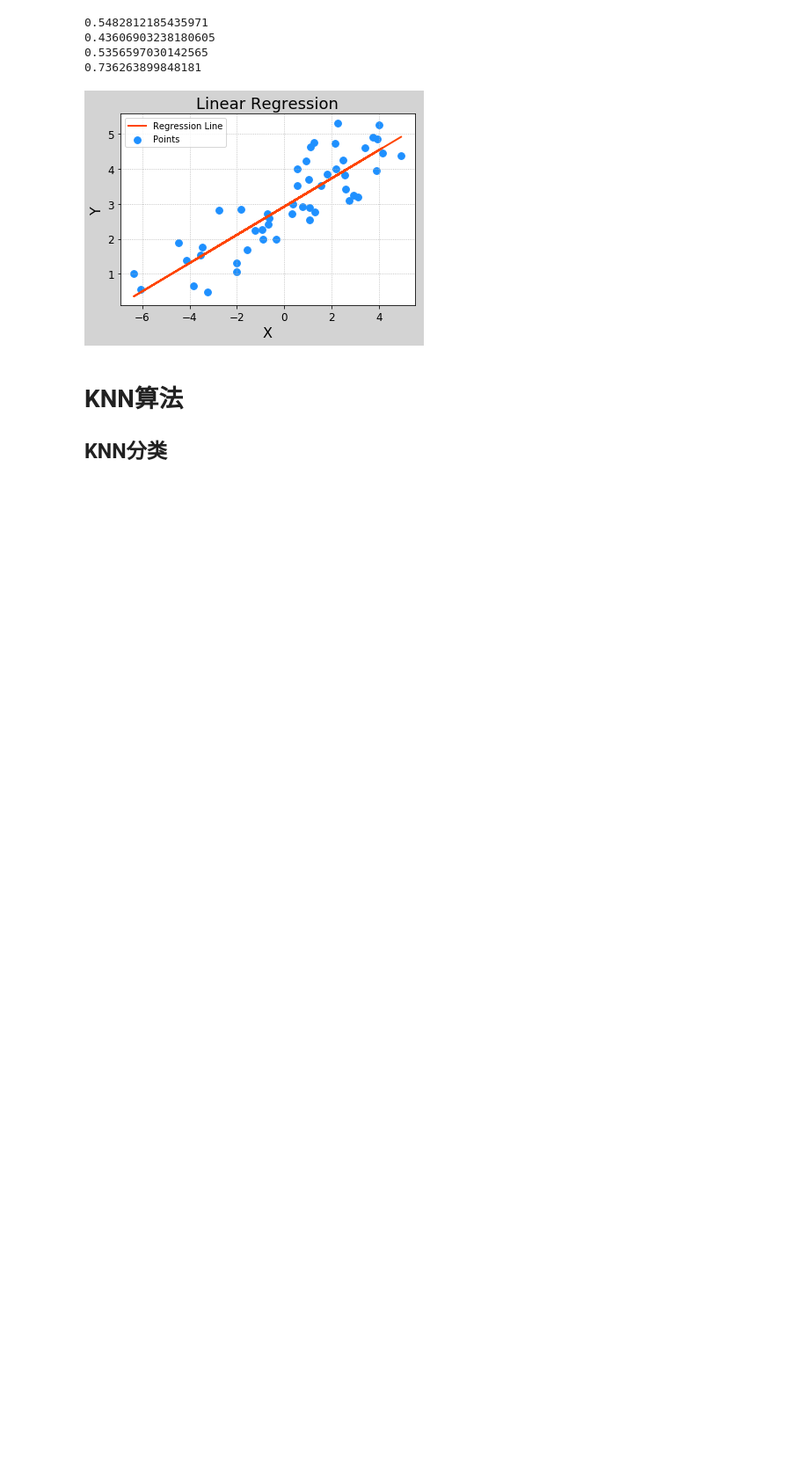
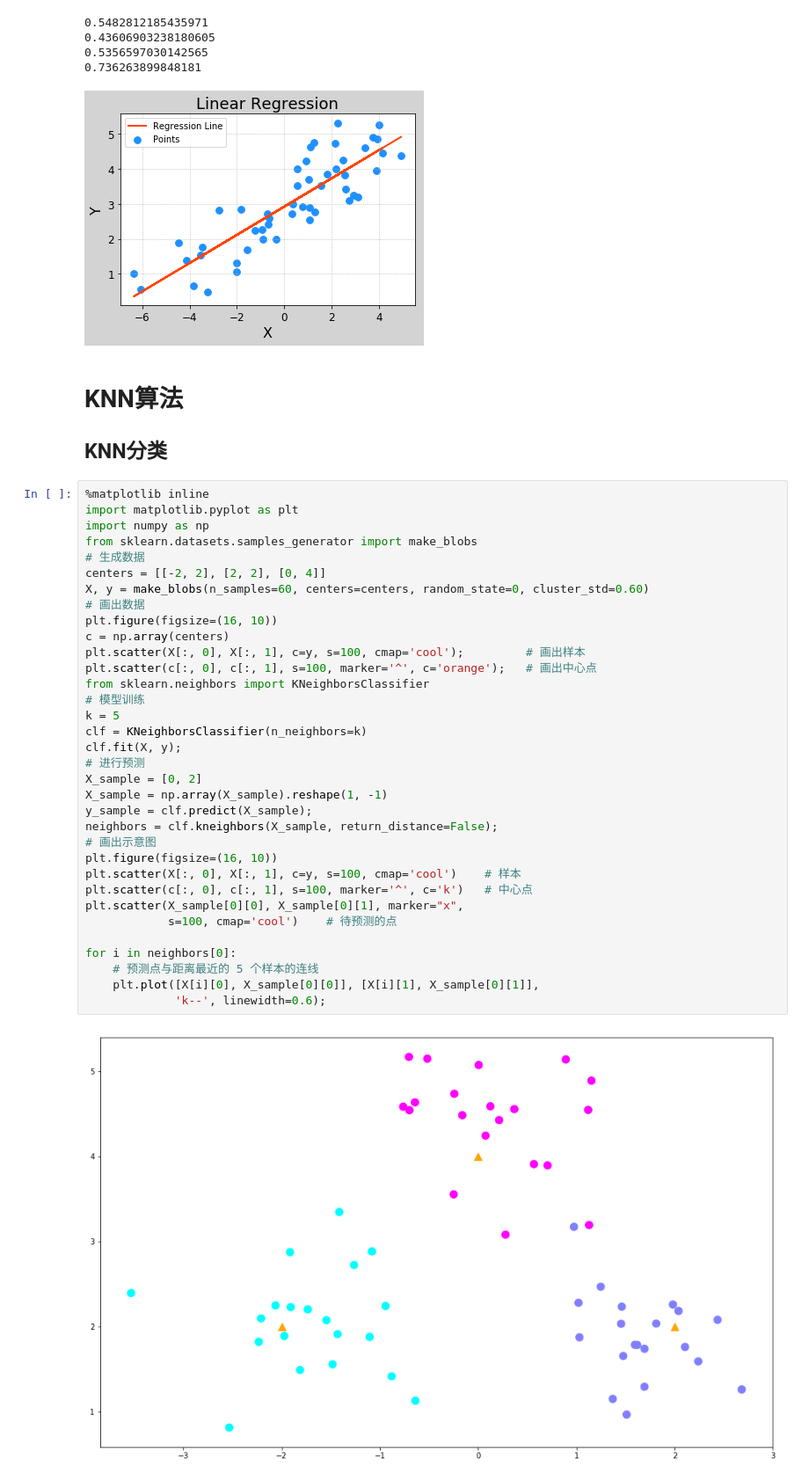
Before and after one commit to liyuan3970/study_demo, a Jupyter notebook: Machine_Learning/scikit-learn/机器学习常用算法.ipynb, the cells around one changed output. Shown at 88% size. Cells and saved outputs as stored; diff of their text form; blank space fills up the shorter version.

```diff
--- a/Machine_Learning/scikit-learn/机器学习常用算法.ipynb
+++ b/Machine_Learning/scikit-learn/机器学习常用算法.ipynb
@@ -51,3 +51,39 @@ mp.show()
 # %% [markdown]
 # KNN算法
 ## KNN分类
+# %%
+%matplotlib inline
+import matplotlib.pyplot as plt
+import numpy as np
+from sklearn.datasets.samples_generator import make_blobs
+# 生成数据
+centers = [[-2, 2], [2, 2], [0, 4]]
+X, y = make_blobs(n_samples=60, centers=centers, random_state=0, cluster_std=0.60)
+# 画出数据
+plt.figure(figsize=(16, 10))
+c = np.array(centers)
+plt.scatter(X[:, 0], X[:, 1], c=y, s=100, cmap='cool');         # 画出样本
+plt.scatter(c[:, 0], c[:, 1], s=100, marker='^', c='orange');   # 画出中心点
+from sklearn.neighbors import KNeighborsClassifier
+# 模型训练
+k = 5
+clf = KNeighborsClassifier(n_neighbors=k)
+clf.fit(X, y);
+# 进行预测
+X_sample = [0, 2]
+X_sample = np.array(X_sample).reshape(1, -1)
+y_sample = clf.predict(X_sample);
+neighbors = clf.kneighbors(X_sample, return_distance=False);
+# 画出示意图
+plt.figure(figsize=(16, 10))
+plt.scatter(X[:, 0], X[:, 1], c=y, s=100, cmap='cool')    # 样本
+plt.scatter(c[:, 0], c[:, 1], s=100, marker='^', c='k')   # 中心点
+plt.scatter(X_sample[0][0], X_sample[0][1], marker="x",
+            s=100, cmap='cool')    # 待预测的点
+
+for i in neighbors[0]:
+    # 预测点与距离最近的 5 个样本的连线
+    plt.plot([X[i][0], X_sample[0][0]], [X[i][1], X_sample[0][1]],
+             'k--', linewidth=0.6);
+# %% [output]
+[figure, added]
```
Also changed, not shown: parts of 16 cells of this notebook, 1 other file.
